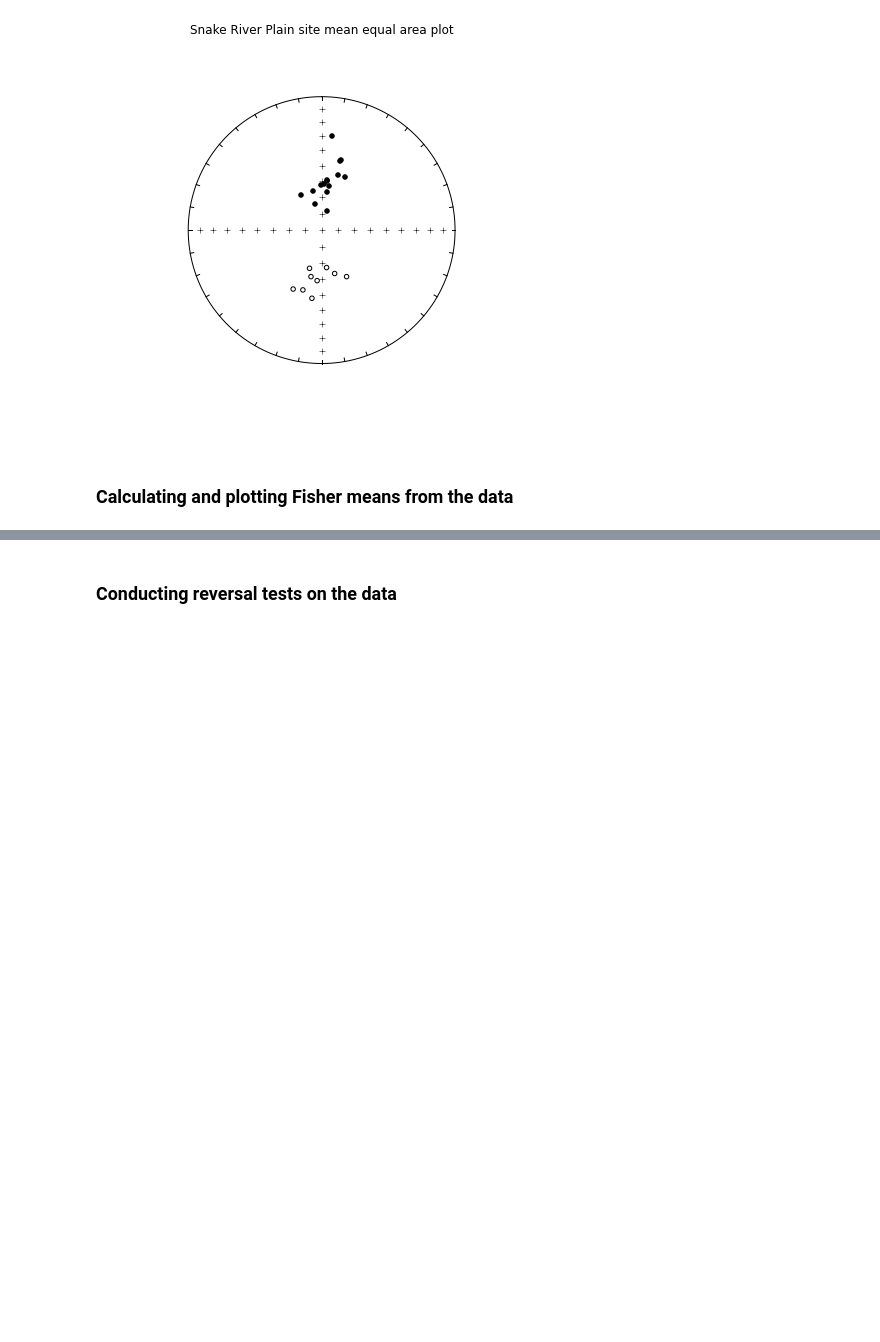
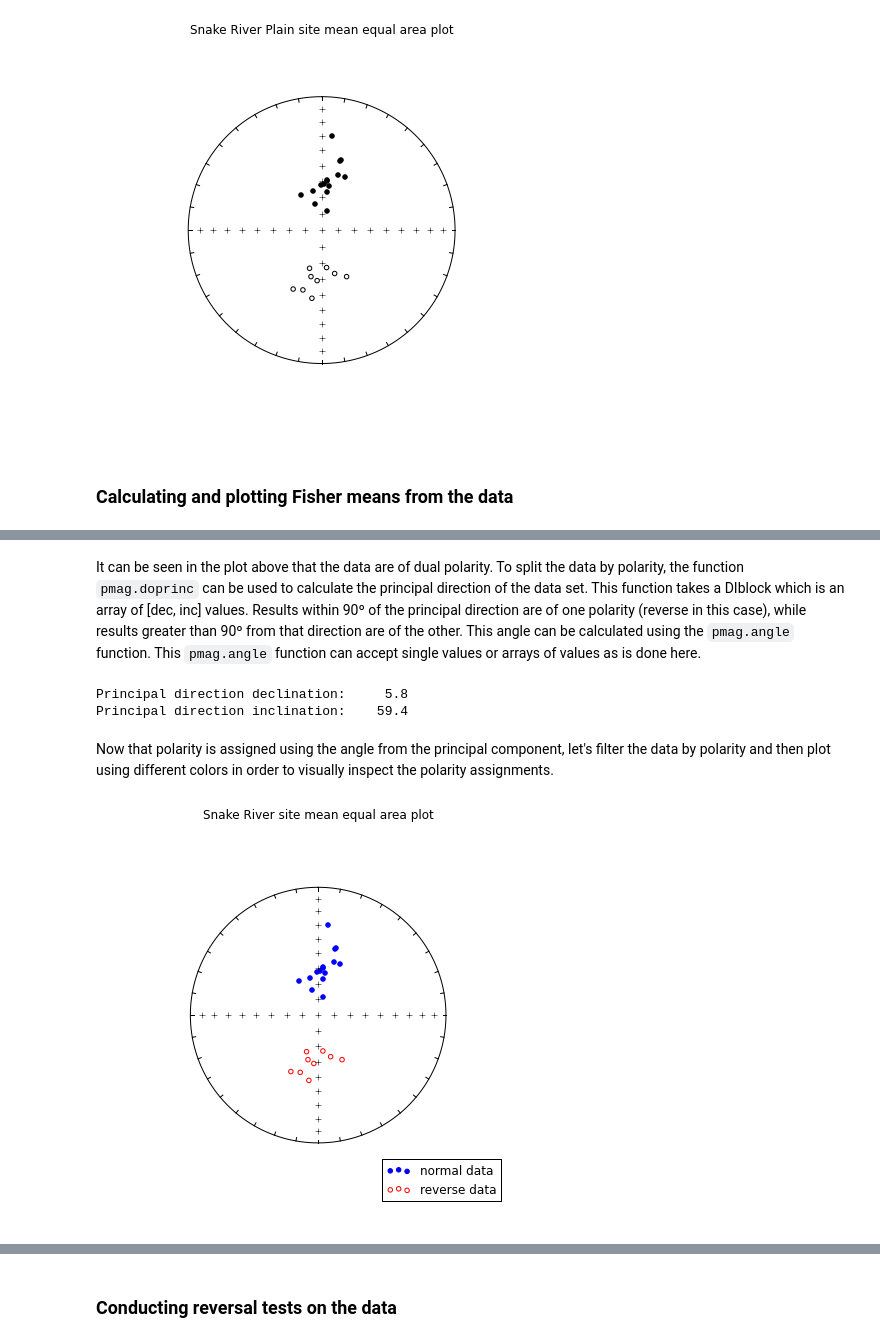
Before and after one commit to PmagPy/2016_Tauxe-et-al_PmagPy_Notebooks, a Jupyter notebook: PmagPy_notebook.ipynb, the cells around one changed output, grey strips where cells are left out. Cells and saved outputs as stored; diff of their text form; code cells hidden in the pictures; blank space fills up the shorter version.

```diff
--- a/PmagPy_notebook.ipynb
+++ b/PmagPy_notebook.ipynb
@@ -85,0 +54,12 @@ reverse_mean = pmag.fisher_mean(reverse_directions)
+# %% [markdown]
+It can be seen in the plot above that the data are of dual polarity. To split the data by polarity, the function `pmag.doprinc` can be used to calculate the principal direction of the data set. This function takes a DIblock which is an array of [dec, inc] values. Results within 90º of the principal direction are of one polarity (reverse in this case), while results greater than 90º from that direction are of the other. This angle can be calculated using the `pmag.angle` function. This `pmag.angle` function can accept single values or arrays of values as is done here.
+# %%
+#make an 2xn array with all the declinations and inclinations
+DIblock=np.array([DI_results.average_dec,DI_results.average_inc]).transpose()
+# calculate the principle direction for the data set
+principal=pmag.doprinc(DIblock)
+print 'Principal direction declination: ' + '%7.1f'%(principal['dec'])
+print 'Principal direction inclination: ' + '%7.1f'%(principal['inc'])
+# %% [output]
+Principal direction declination:     5.8
+Principal direction inclination:    59.4
@@ -86 +73,16 @@ reverse_mean = pmag.fisher_mean(reverse_directions)
+# %% [markdown]
+Now that polarity is assigned using the angle from the principal component, let's filter the data by polarity and then plot using different colors in order to visually inspect the polarity assignments.
+# %%
+normal_data = DI_results.ix[DI_results.polarity=='Normal'].reset_index(drop=True)
+reverse_data = DI_results.ix[DI_results.polarity=='Reverse'].reset_index(drop=True)
+
+plt.figure(num=fignum,figsize=(6,6),dpi=160)
+ipmag.plot_net(fignum)
+plt.title('Snake River site mean equal area plot')
+ipmag.plot_di(normal_data['average_dec'],normal_data['average_inc'],color='b',label='normal data')
+ipmag.plot_di(reverse_data['average_dec'],reverse_data['average_inc'],color='r',label='reverse data')
+plt.legend(loc=4)
+plt.show()
+# %% [output]
+[figure, added]
 # %% [markdown]
```
Also changed, not shown: parts of 36 cells of this notebook, 39 other files.
